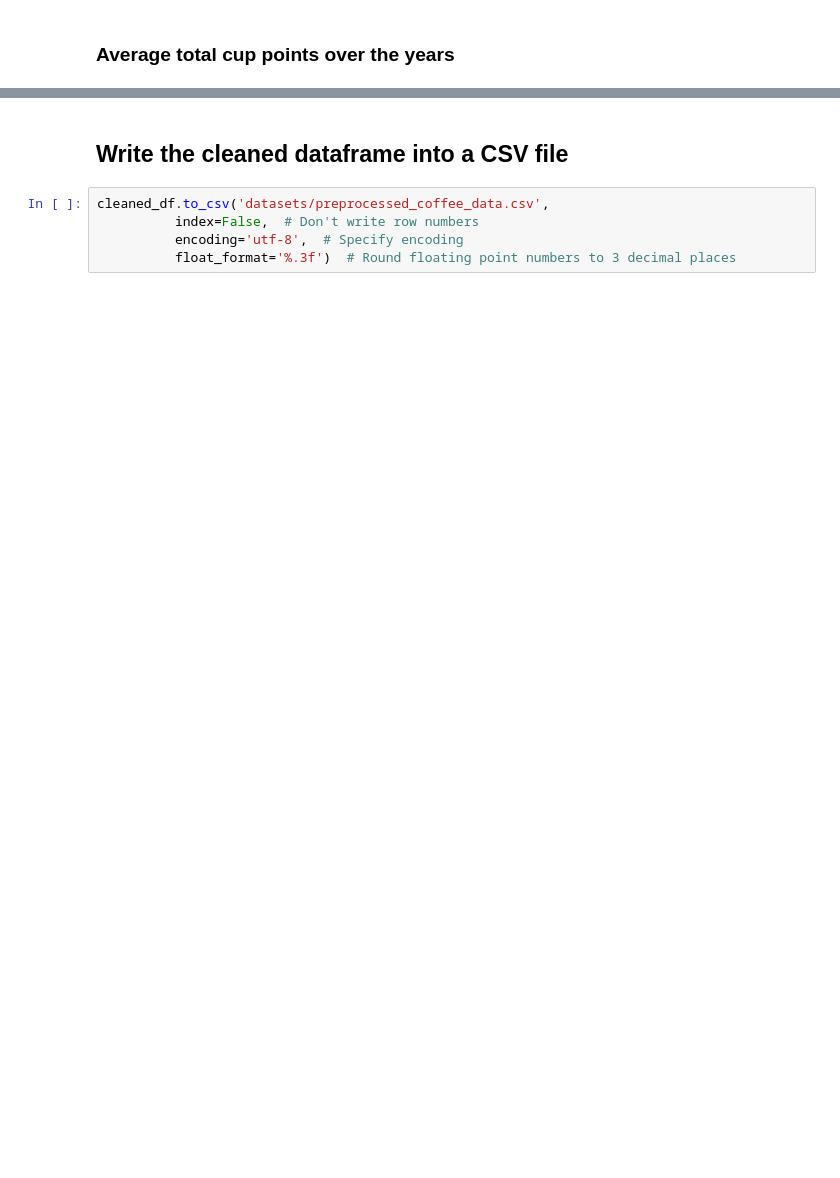
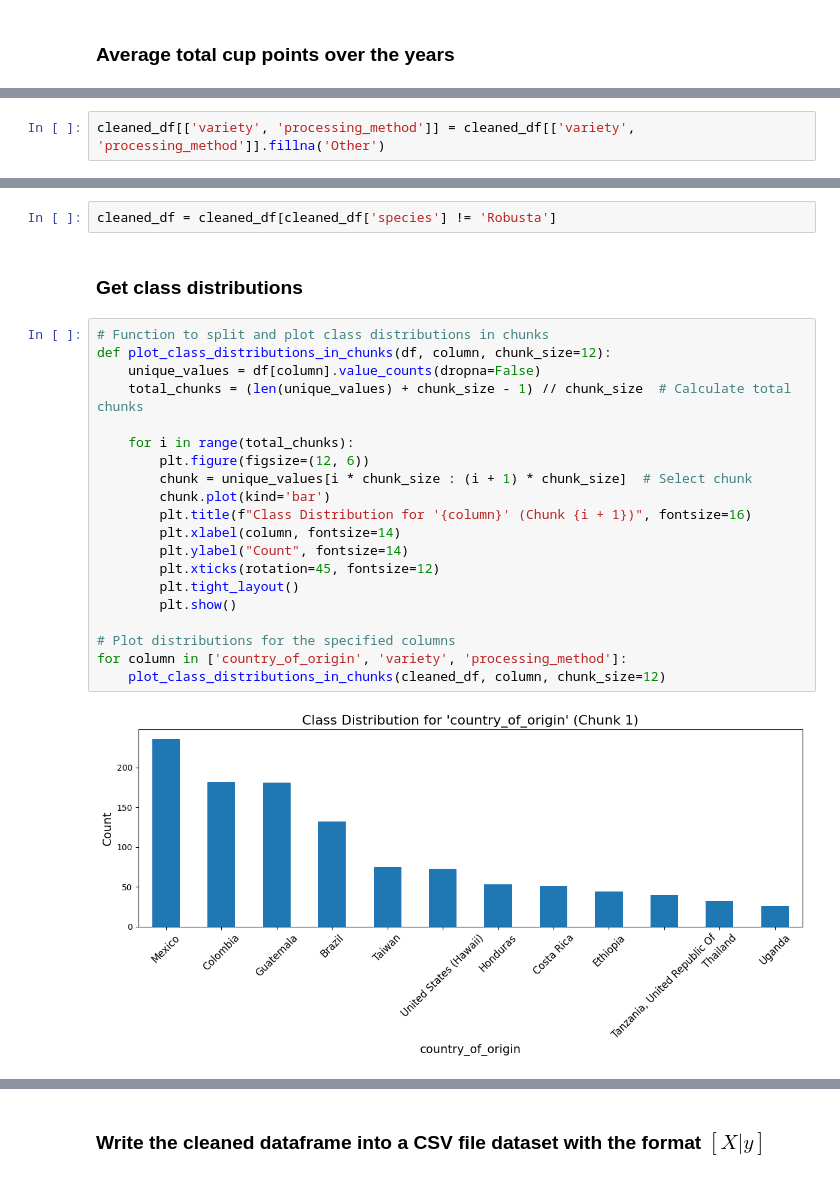
Before and after one commit to lendl-uy/ai201, a Jupyter notebook: mini_project/eda.ipynb, the cells around one changed output, grey strips where cells are left out. Cells and saved outputs as stored; diff of their text form; blank space fills up the shorter version.

```diff
--- a/mini_project/eda.ipynb
+++ b/mini_project/eda.ipynb
@@ -598,0 +627,2 @@ Text(0.5, 1.0, 'Impact of Category Two Defects on Coffee Quality')
+# %%
+cleaned_df[['variety', 'processing_method']] = cleaned_df[['variety', 'processing_method']].fillna('Other')
@@ -598,0 +631,26 @@ Text(0.5, 1.0, 'Impact of Category Two Defects on Coffee Quality')
+# %%
+cleaned_df = cleaned_df[cleaned_df['species'] != 'Robusta']
+# %% [markdown]
+### Get class distributions
+# %%
+# Function to split and plot class distributions in chunks
+def plot_class_distributions_in_chunks(df, column, chunk_size=12):
+    unique_values = df[column].value_counts(dropna=False)
+    total_chunks = (len(unique_values) + chunk_size - 1) // chunk_size  # Calculate total chunks
+
+    for i in range(total_chunks):
+        plt.figure(figsize=(12, 6))
+        chunk = unique_values[i * chunk_size : (i + 1) * chunk_size]  # Select chunk
+        chunk.plot(kind='bar')
+        plt.title(f"Class Distribution for '{column}' (Chunk {i + 1})", fontsize=16)
+        plt.xlabel(column, fontsize=14)
+        plt.ylabel("Count", fontsize=14)
+        plt.xticks(rotation=45, fontsize=12)
+        plt.tight_layout()
+        plt.show()
+
+# Plot distributions for the specified columns
+for column in ['country_of_origin', 'variety', 'processing_method']:
+    plot_class_distributions_in_chunks(cleaned_df, column, chunk_size=12)
+# %% [output]
+[figure, added]
@@ -599,7 +663,2 @@ Text(0.5, 1.0, 'Impact of Category Two Defects on Coffee Quality')
 # %% [markdown]
-## Write the cleaned dataframe into a CSV file
+### Write the cleaned dataframe into a CSV file dataset with the format $[X|y]$
-# %%
-cleaned_df.to_csv('datasets/preprocessed_coffee_data.csv',
-          index=False,  # Don't write row numbers
-          encoding='utf-8',  # Specify encoding
-          float_format='%.3f')  # Round floating point numbers to 3 decimal places
```
Also changed, not shown: parts of 23 cells of this notebook, 3 other files.
